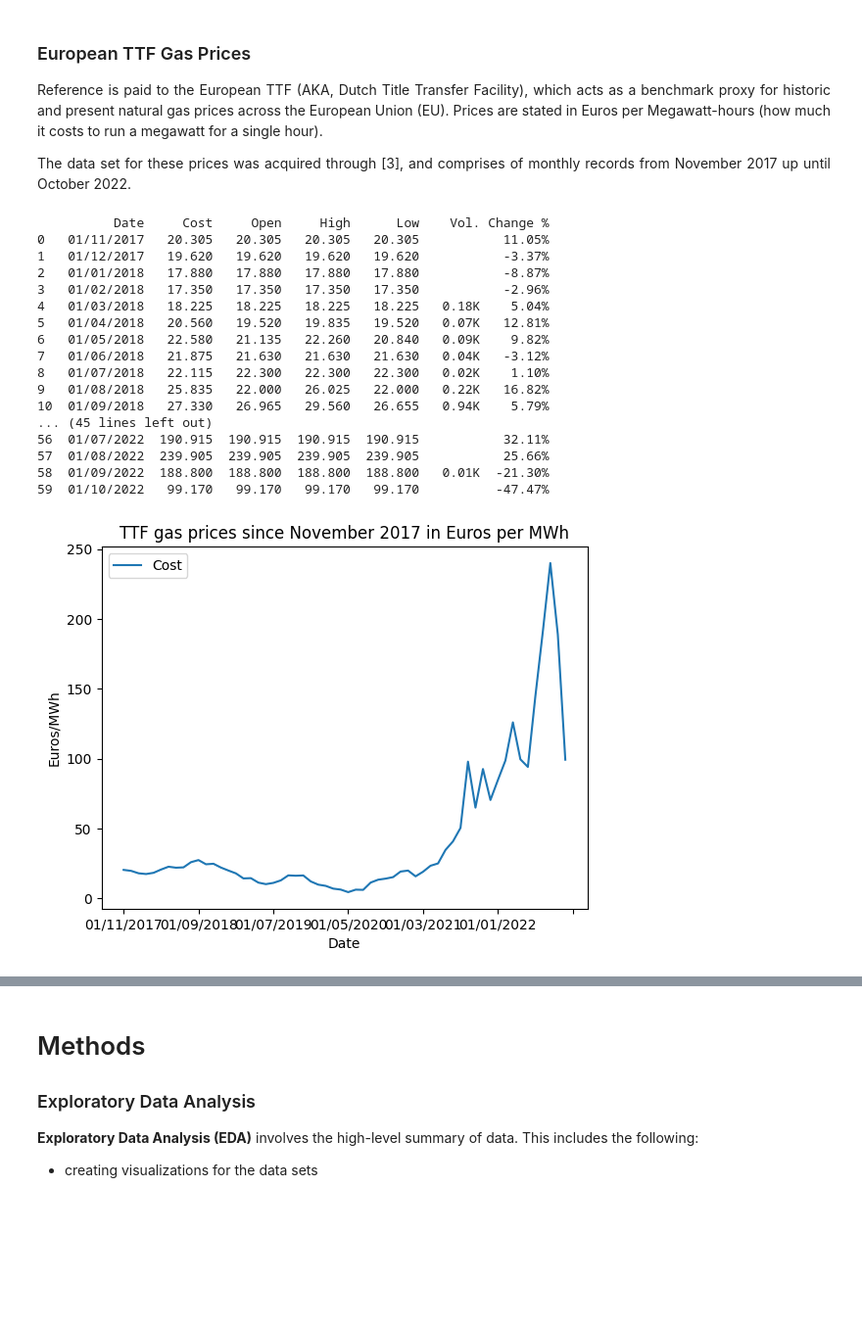
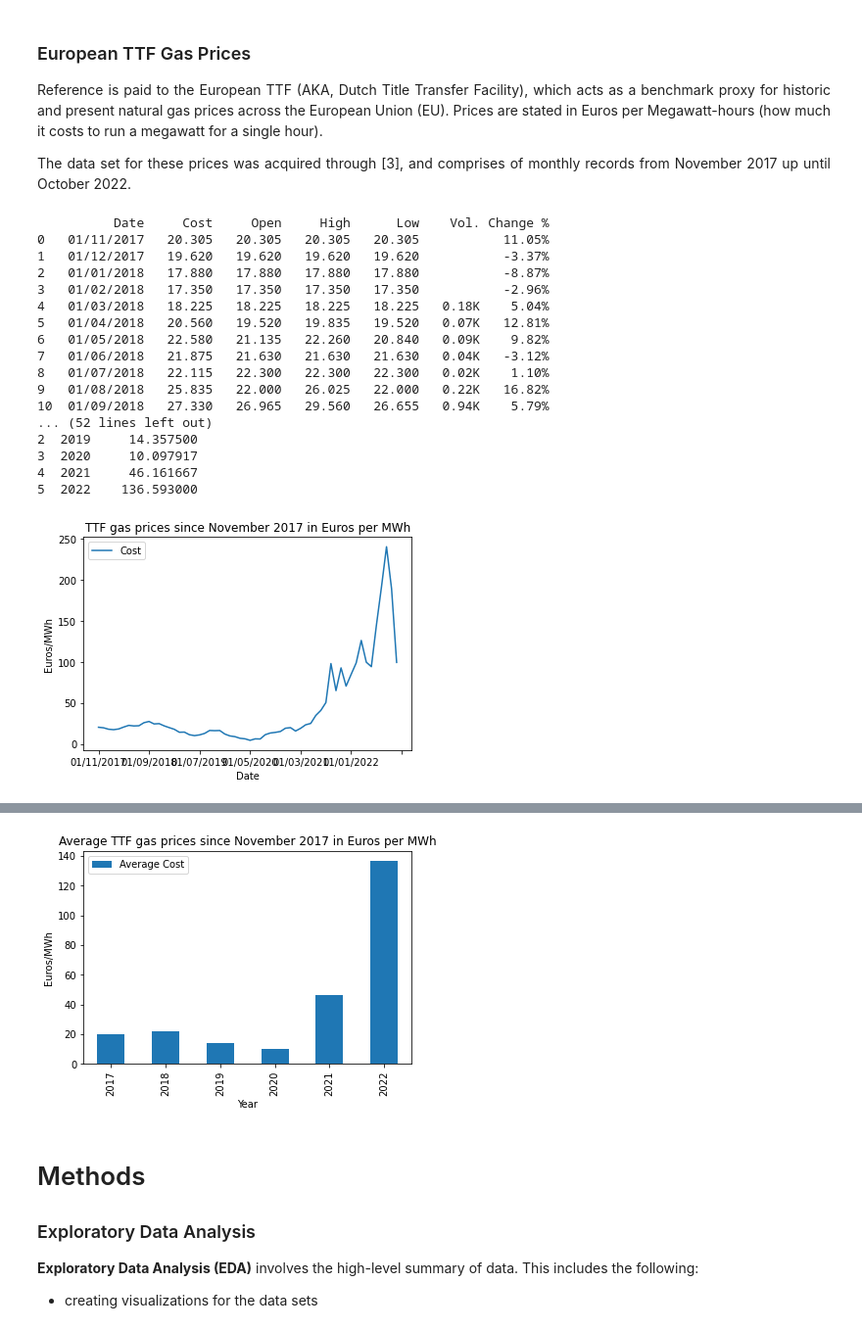
Before and after one commit to berw96/checkpoint, a Jupyter notebook: MSc Data Science (Goldsmiths)/EDA/Propositional Work.ipynb, the cells around one changed output, grey strips where cells are left out. Shown at 98% size. Cells and saved outputs as stored; diff of their text form; code cells hidden in the pictures; blank space fills up the shorter version.

Commit message:
281022-23:50
Added code which determines the arithmetic mean of TTF gas prices since November 2017 until October 2022.

```diff
--- a/MSc Data Science (Goldsmiths)/EDA/Propositional Work.ipynb
+++ b/MSc Data Science (Goldsmiths)/EDA/Propositional Work.ipynb
@@ -168,28 +168,70 @@ with open("datasets/Compared_military_budgets_by_billion_dollars.csv", mode = "r
 <p align = "justify">The data set for these prices was acquired through [3], and comprises of monthly records from November 2017 up until October 2022.</p>
 # %%
 import pandas as pd
+import numpy as npy
 
 with open("datasets/Dutch_TTF_gas_prices.csv", mode = "r") as f:
     ttf_gas_df = pd.read_csv(f, keep_default_na = False)
     print(ttf_gas_df)
     ttf_gas_df.plot.line(x = "Date", y = "Cost", title = "TTF gas prices since November 2017 in Euros per MWh").set_ylabel("Euros/MWh")
-    ttf_gas_df.plot.scatter(x = "Date", y = "Cost", title = "TTF gas prices since November 2017 in Euros per MWh").set_ylabel("Euros/MWh")
+
+    # create a new data frame for containing average gas prices per year
+    yearly_ttf_gas_data = {"Year":["2017", "2018", "2019", "2020", "2021", "2022"],
+                          "Average Cost":[0, 0, 0, 0, 0, 0]}
+
+    # empty containers for average prices of gas for each year
+    arr_2017_prices = []
+    arr_2018_prices = []
+    arr_2019_prices = []
+    arr_2020_prices = []
+    arr_2021_prices = []
+    arr_2022_prices = []
+
+    # iterate through the contents of the data frame
+    for i in range(len(ttf_gas_df)):
+        #print(ttf_gas_df.iloc[i][["Date", "Cost"]])
+        date = ttf_gas_df.iloc[i]["Date"]
+        if(date.__contains__("2017")):
+            arr_2017_prices.append(ttf_gas_df.iloc[i]["Cost"])
+        elif(date.__contains__("2018")):
+            arr_2018_prices.append(ttf_gas_df.iloc[i]["Cost"])
+        elif(date.__contains__("2019")):
+            arr_2019_prices.append(ttf_gas_df.iloc[i]["Cost"])
+        elif(date.__contains__("2020")):
+            arr_2020_prices.append(ttf_gas_df.iloc[i]["Cost"])
+        elif(date.__contains__("2021")):
+            arr_2021_prices.append(ttf_gas_df.iloc[i]["Cost"])
+        elif(date.__contains__("2022")):
+            arr_2022_prices.append(ttf_gas_df.iloc[i]["Cost"])
+
+    yearly_ttf_gas_data["Average Cost"][0] = npy.mean(arr_2017_prices)
+    yearly_ttf_gas_data["Average Cost"][1] = npy.mean(arr_2018_prices)
+    yearly_ttf_gas_data["Average Cost"][2] = npy.mean(arr_2019_prices)
+    yearly_ttf_gas_data["Average Cost"][3] = npy.mean(arr_2020_prices)
+    yearly_ttf_gas_data["Average Cost"][4] = npy.mean(arr_2021_prices)
+    yearly_ttf_gas_data["Average Cost"][5] = npy.mean(arr_2022_prices)
+
+    yearly_ttf_gas_df = pd.DataFrame(yearly_ttf_gas_data)
+
+    print(yearly_ttf_gas_df)
+    yearly_ttf_gas_df.plot.line(x = "Year", y = "Average Cost", title = "Average TTF gas prices since November 2017 in Euros per MWh").set_ylabel("Euros/MWh")
+    yearly_ttf_gas_df.plot.bar(x = "Year", y = "Average Cost", title = "Average TTF gas prices since November 2017 in Euros per MWh").set_ylabel("Euros/MWh")
 # %% [output]
           Date     Cost     Open     High      Low    Vol. Change %
 0   01/11/2017   20.305   20.305   20.305   20.305           11.05%
 1   01/12/2017   19.620   19.620   19.620   19.620           -3.37%
 2   01/01/2018   17.880   17.880   17.880   17.880           -8.87%
 3   01/02/2018   17.350   17.350   17.350   17.350           -2.96%
 4   01/03/2018   18.225   18.225   18.225   18.225   0.18K    5.04%
 5   01/04/2018   20.560   19.520   19.835   19.520   0.07K   12.81%
 6   01/05/2018   22.580   21.135   22.260   20.840   0.09K    9.82%
 7   01/06/2018   21.875   21.630   21.630   21.630   0.04K   -3.12%
 8   01/07/2018   22.115   22.300   22.300   22.300   0.02K    1.10%
 9   01/08/2018   25.835   22.000   26.025   22.000   0.22K   16.82%
 10  01/09/2018   27.330   26.965   29.560   26.655   0.94K    5.79%
-... (45 lines left out)
-56  01/07/2022  190.915  190.915  190.915  190.915           32.11%
-57  01/08/2022  239.905  239.905  239.905  239.905           25.66%
-58  01/09/2022  188.800  188.800  188.800  188.800   0.01K  -21.30%
-59  01/10/2022   99.170   99.170   99.170   99.170          -47.47%
+... (52 lines left out)
+2  2019     14.357500
+3  2020     10.097917
+4  2021     46.161667
+5  2022    136.593000
-[figure, old version]
+[figure, new version]
@@ -197,3 +239,4 @@ with open("datasets/Dutch_TTF_gas_prices.csv", mode = "r") as f:
+[figure, added]
 # %% [markdown]
 <h1>Methods</h1>
 
```
Also changed, not shown: parts of 5 cells of this notebook.
